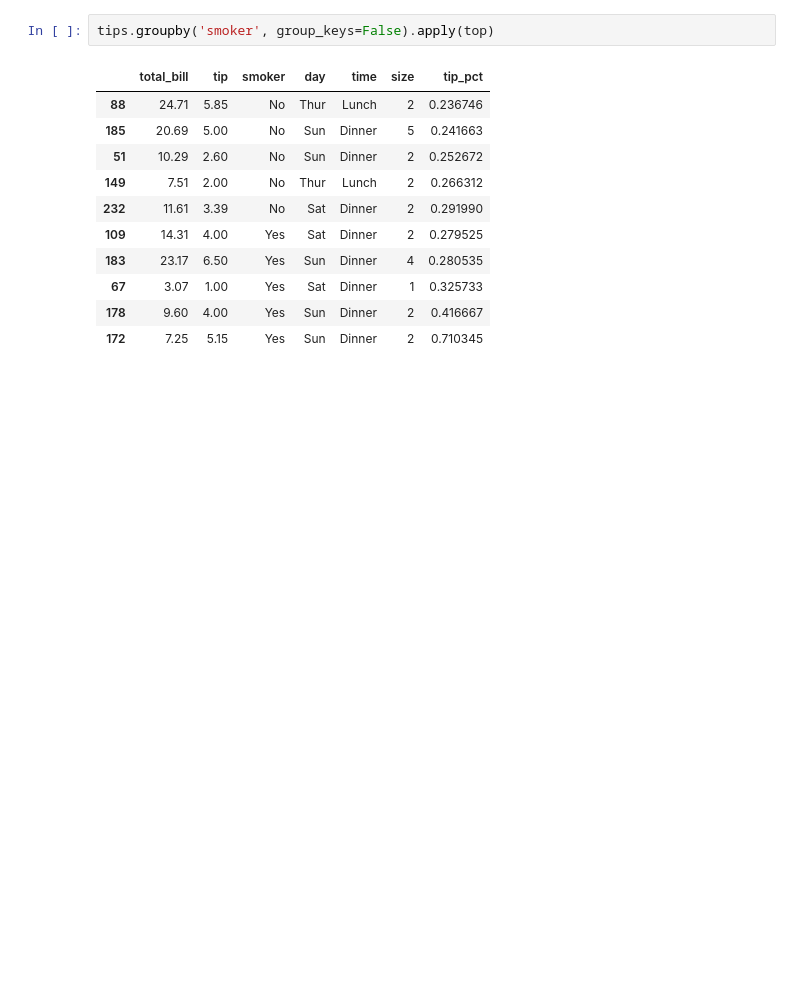
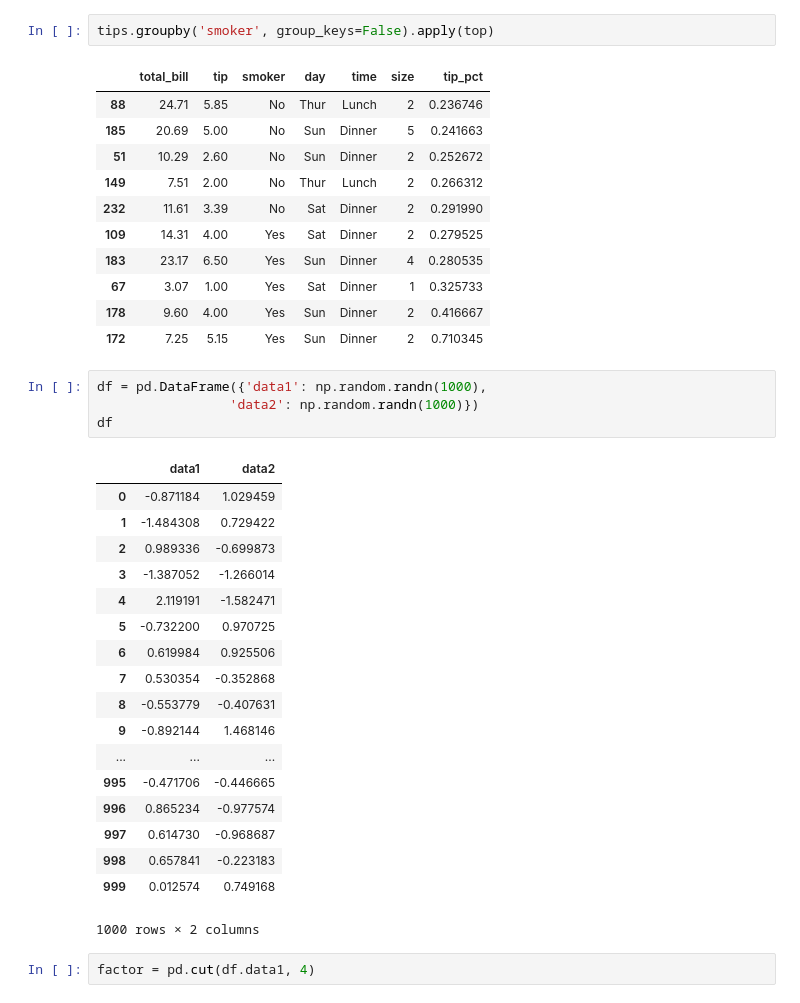
Before and after one commit to JiaLei123/numpyandpandas, a Jupyter notebook: cp07/base.ipynb, the cells around one changed output. Saved outputs shown, nothing was run; the diff lists cells and outputs as text; blank space fills up the shorter version.

```diff
--- a/cp07/base.ipynb
+++ b/cp07/base.ipynb
@@ -247,3 +246,28 @@ tips.groupby('smoker', group_keys=False).apply(top)
 | 67 | 3.07 | 1.00 | Yes | Sat | Dinner | 1 | 0.325733 |
 | 178 | 9.60 | 4.00 | Yes | Sun | Dinner | 2 | 0.416667 |
 | 172 | 7.25 | 5.15 | Yes | Sun | Dinner | 2 | 0.710345 |
+# %%
+df = pd.DataFrame({'data1': np.random.randn(1000),
+                 'data2': np.random.randn(1000)})
+df
+# %% [output]
+|  | data1 | data2 |
+| 0 | -0.871184 | 1.029459 |
+| 1 | -1.484308 | 0.729422 |
+| 2 | 0.989336 | -0.699873 |
+| 3 | -1.387052 | -1.266014 |
+| 4 | 2.119191 | -1.582471 |
+| 5 | -0.732200 | 0.970725 |
+| 6 | 0.619984 | 0.925506 |
+| 7 | 0.530354 | -0.352868 |
+| 8 | -0.553779 | -0.407631 |
+| 9 | -0.892144 | 1.468146 |
+| ... | ... | ... |
+| 995 | -0.471706 | -0.446665 |
+| 996 | 0.865234 | -0.977574 |
+| 997 | 0.614730 | -0.968687 |
+| 998 | 0.657841 | -0.223183 |
+| 999 | 0.012574 | 0.749168 |
+1000 rows × 2 columns
+# %%
+factor = pd.cut(df.data1, 4)
```
Also changed, not shown: parts of 33 cells of this notebook, 1 other file.
